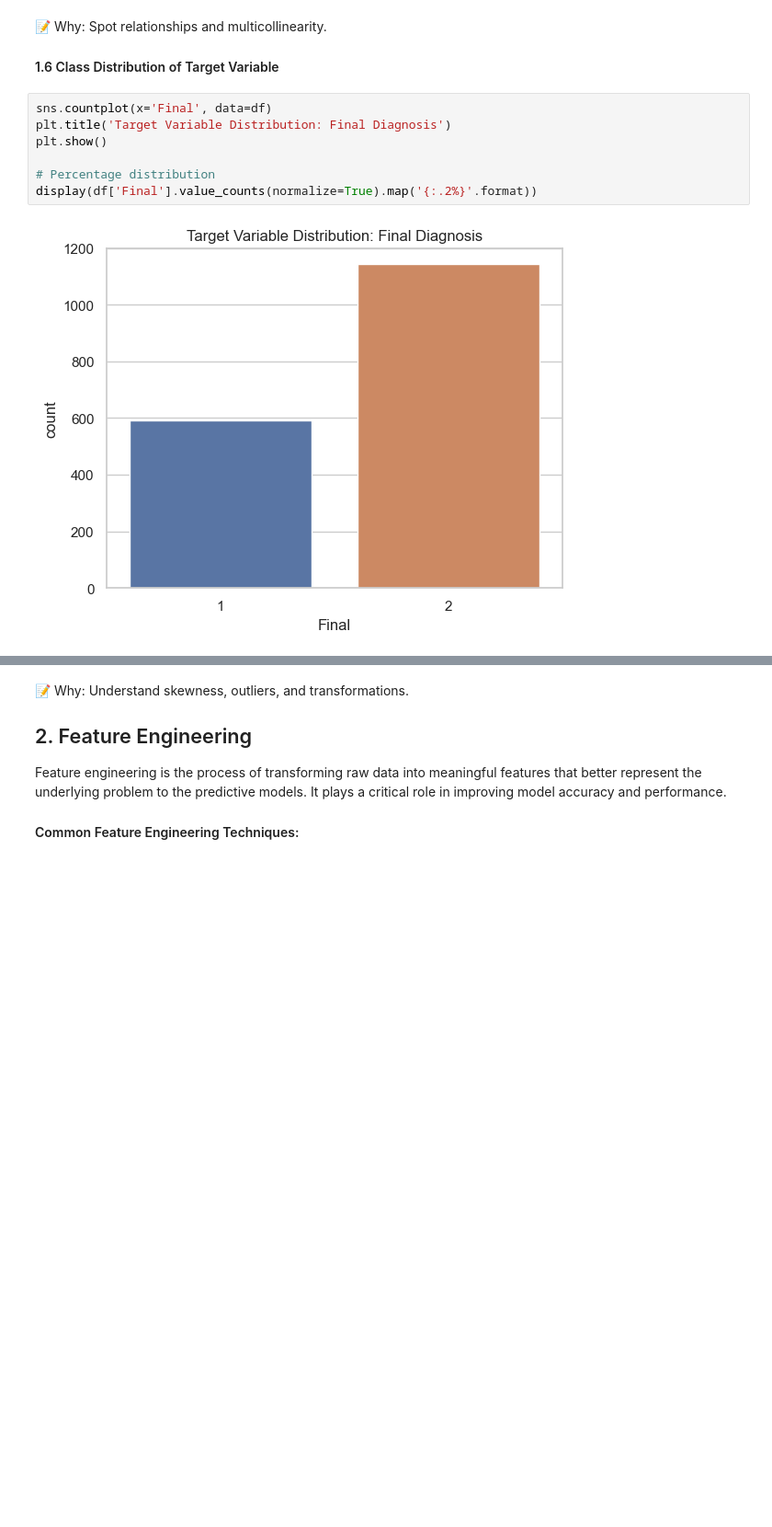
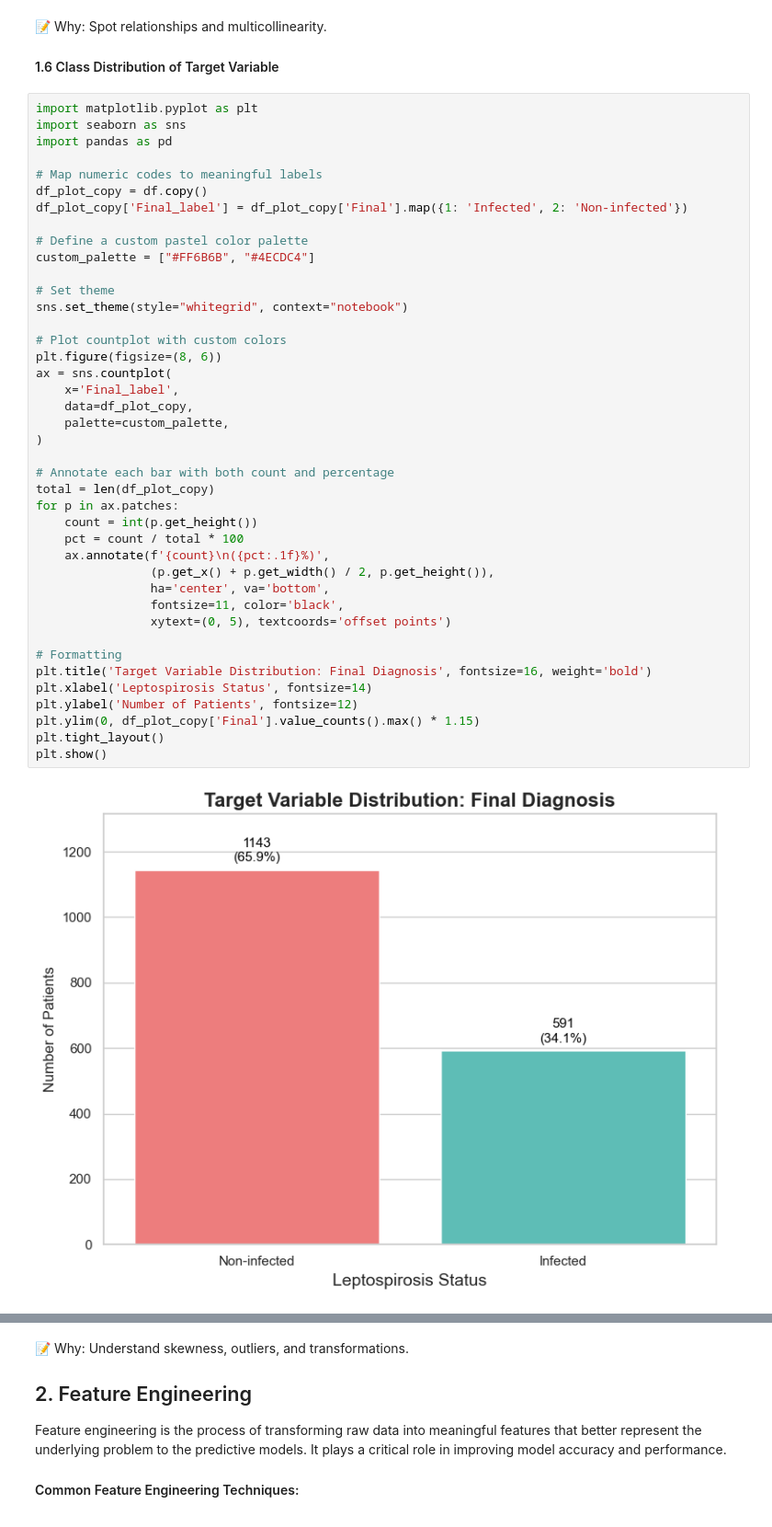
Before and after one commit to Hansaanuradha93/K-Talk---Classification-Model, a Jupyter notebook: Notebook.ipynb, the cells around one changed output, grey strips where cells are left out. Shown at 92% size. Saved outputs shown, nothing was run; the diff lists cells and outputs as text; blank space fills up the shorter version.

Commit message:
plot improvements

```diff
--- a/Notebook.ipynb
+++ b/Notebook.ipynb
@@ -142,11 +142,45 @@ plt.show()
 📝 Why: Spot relationships and multicollinearity.
 #### 1.6 Class Distribution of Target Variable
 # %%
-sns.countplot(x='Final', data=df)
-plt.title('Target Variable Distribution: Final Diagnosis')
+import matplotlib.pyplot as plt
+import seaborn as sns
+import pandas as pd
+
+# Map numeric codes to meaningful labels
+df_plot_copy = df.copy()
+df_plot_copy['Final_label'] = df_plot_copy['Final'].map({1: 'Infected', 2: 'Non-infected'})
+
+# Define a custom pastel color palette
+custom_palette = ["#FF6B6B", "#4ECDC4"]
+
+# Set theme
+sns.set_theme(style="whitegrid", context="notebook")
+
+# Plot countplot with custom colors
+plt.figure(figsize=(8, 6))
+ax = sns.countplot(
+    x='Final_label',
+    data=df_plot_copy,
+    palette=custom_palette,
+)
+
+# Annotate each bar with both count and percentage
+total = len(df_plot_copy)
+for p in ax.patches:
+    count = int(p.get_height())
+    pct = count / total * 100
+    ax.annotate(f'{count}\n({pct:.1f}%)',
+                (p.get_x() + p.get_width() / 2, p.get_height()),
+                ha='center', va='bottom',
+                fontsize=11, color='black',
+                xytext=(0, 5), textcoords='offset points')
+
+# Formatting
+plt.title('Target Variable Distribution: Final Diagnosis', fontsize=16, weight='bold')
+plt.xlabel('Leptospirosis Status', fontsize=14)
+plt.ylabel('Number of Patients', fontsize=12)
+plt.ylim(0, df_plot_copy['Final'].value_counts().max() * 1.15)
+plt.tight_layout()
 plt.show()
-
-# Percentage distribution
-display(df['Final'].value_counts(normalize=True).map('{:.2%}'.format))
 # %% [output]
-[figure, old version]
+[figure, new version]
```
Also changed, not shown: parts of 8 cells of this notebook.
